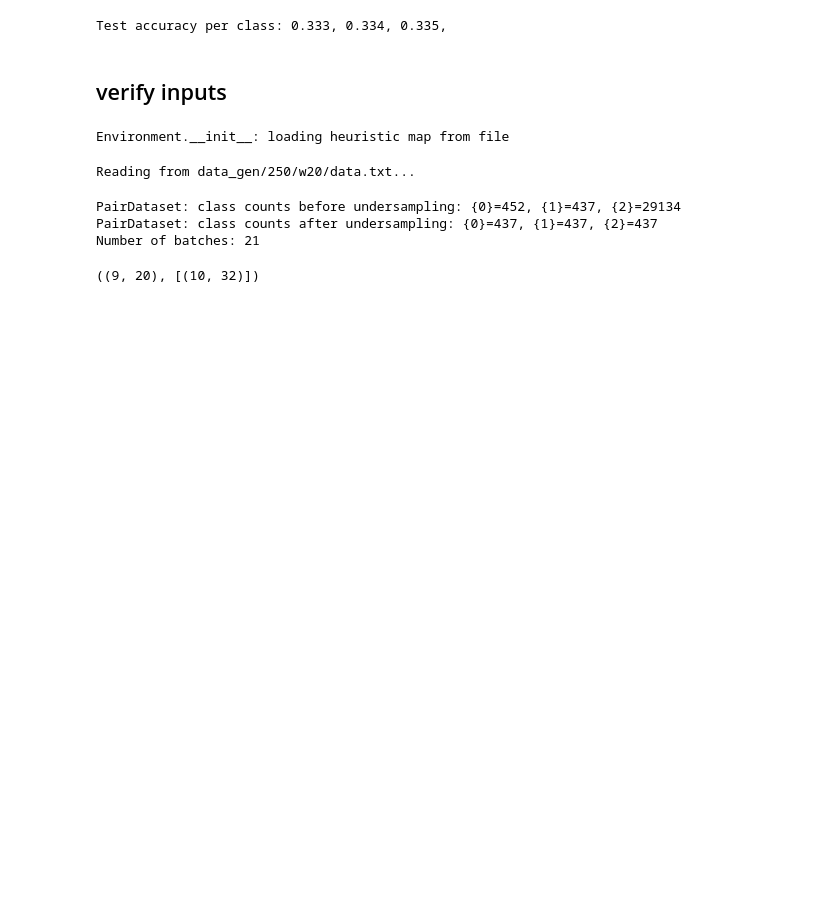
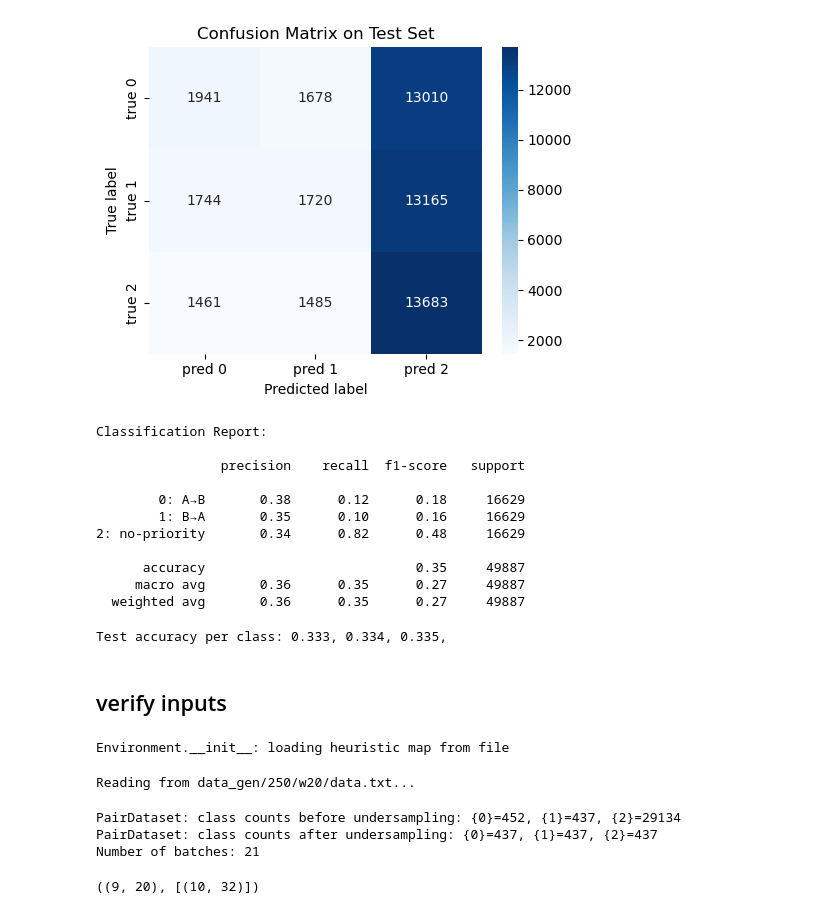
Before and after one commit to ervsam/congenial-lamp, a Jupyter notebook: DELETE.ipynb, the cells around one changed output. Drawn from its saved outputs; the diff is of its cells as text; code cells hidden in the pictures; blank space fills up the shorter version.

```diff
--- a/DELETE.ipynb
+++ b/DELETE.ipynb
@@ -1,3 +144,38 @@
+# %%
+# --- Confusion matrix ---
+cm = confusion_matrix(all_trues, all_preds, labels=[0,1,2])
+plt.figure(figsize=(5,4))
+sns.heatmap(cm, annot=True, fmt="d", cmap="Blues",
+            xticklabels=["pred 0","pred 1","pred 2"],
+            yticklabels=["true 0","true 1","true 2"])
+plt.xlabel("Predicted label")
+plt.ylabel("True label")
+plt.title("Confusion Matrix on Test Set")
+plt.tight_layout()
+# plt.savefig('confusion_matrix.png')
+plt.show()
+
+# --- Classification report ---
+print("\nClassification Report:\n")
+print(classification_report(
+    all_trues,
+    all_preds,
+    labels=[0,1,2],
+    target_names=["0: A→B", "1: B→A", "2: no-priority"]
+))
+# %% [output]
+[figure, added]
+Classification Report:
+
+                precision    recall  f1-score   support
+
+        0: A→B       0.38      0.12      0.18     16629
+        1: B→A       0.35      0.10      0.16     16629
+2: no-priority       0.34      0.82      0.48     16629
+
+      accuracy                           0.35     49887
+     macro avg       0.36      0.35      0.27     49887
+  weighted avg       0.36      0.35      0.27     49887
 # %%
 import numpy as np
 
```
Also changed, not shown: parts of 2 cells of this notebook, 5 other files.
